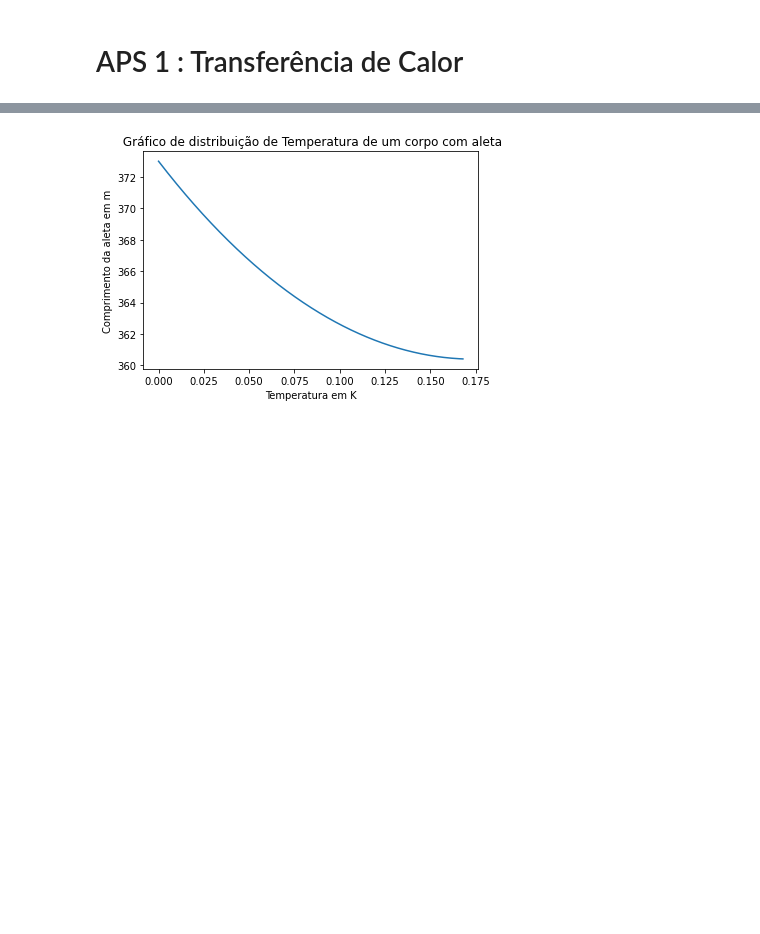
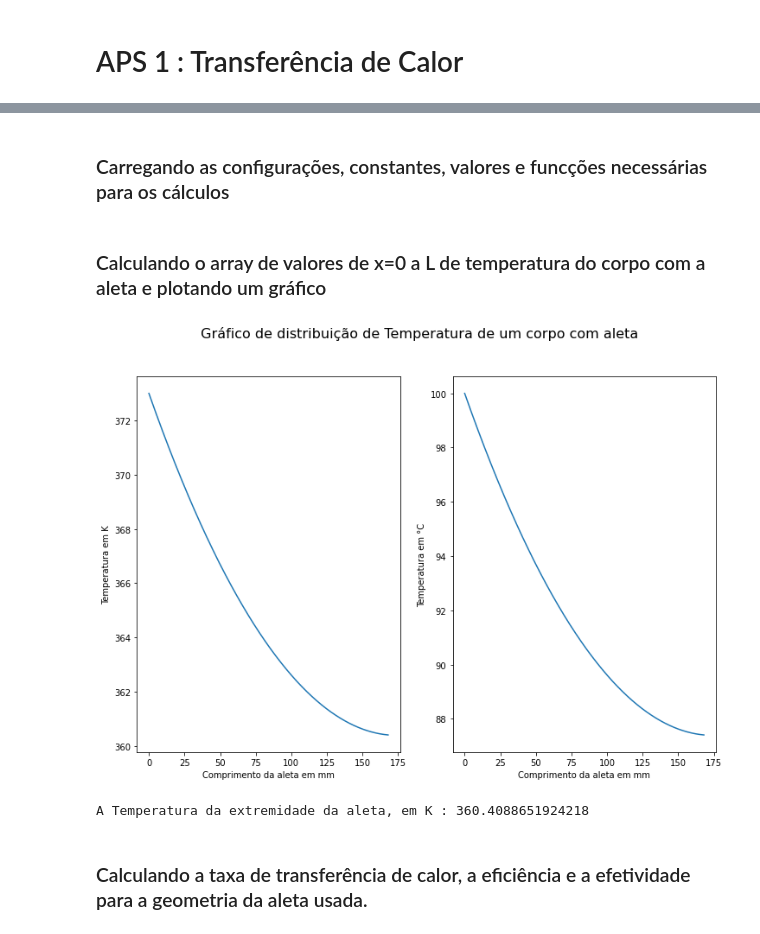
Before and after one commit to jeansilas/APS1-transcal, a Jupyter notebook: APS1.ipynb, the cells around one changed output, grey strips where cells are left out. Drawn from its saved outputs; the diff is of its cells as text; code cells hidden in the pictures; blank space fills up the shorter version.

```diff
--- a/APS1.ipynb
+++ b/APS1.ipynb
@@ -2,6 +4,8 @@
 # APS 1 : Transferência de Calor
 # %% [markdown]
 ![image.png](attachment:image.png)
+# %% [markdown]
+### Carregando as configurações, constantes, valores e funcções necessárias para os cálculos
 # %%
 # imports
 
@@ -71,20 +128,45 @@ A_tr = area_aleta(diametro_aleta)
 # k -> coeficiente de condutividade térmica [W/mk]:
 k = 154.808
+# %% [markdown]
+### Calculando o array de valores de x=0 a L de temperatura do corpo com a aleta e plotando um gráfico
 # %%
 # Calculando o array de valores de x=0 a L de temperatura do corpo com a aleta
 distribuicao_T = []
 
 # Calculando o array de valores X´s
 x_array = np.arange(0,L,1e-6)
 
 for x in x_array :
 
-    distribuicao_T.append(transf_calor_geral(h,P,A_tr,k,L,T_amb,T_b,x))
+    distribuicao_T.append(distr_calor_geral(h,P,A_tr,k,L,T_amb,T_b,x))
 
-plt.plot(x_array,distribuicao_T)
-plt.xlabel("Temperatura em K")
-plt.ylabel("Comprimento da aleta em m")
-plt.title(" Gráfico de distribuição de Temperatura de um corpo com aleta")
+
+distribuicao_T_Celsius = [convert_Kelvin_to_Celsius(temp) for temp in distribuicao_T ]
+x_array_mm = [ x*1e3 for x in x_array ]
+
+fig, (T_K, T_C) = plt.subplots(nrows=1, ncols=2, figsize=(12, 8))
+
+
+fig.suptitle(" Gráfico de distribuição de Temperatura de um corpo com aleta", fontsize=16)
+
+T_K.plot(x_array_mm,distribuicao_T)
+T_K.set_ylabel("Temperatura em K")
+T_K.set_xlabel("Comprimento da aleta em mm")
+
+
+T_C.plot(x_array_mm,distribuicao_T_Celsius)
+T_C.set_ylabel("Temperatura em °C")
+T_C.set_xlabel("Comprimento da aleta em mm")
+
 plt.show()
+
+#Temperatura na extremidade da aleta
+print("\n\n\n")
+T_L_extr = distribuicao_T[-1]
+print(f"A Temperatura da extremidade da aleta, em K : {T_L_extr} ")
+print("\n\n\n")
 # %% [output]
-[figure, old version]
+[figure, new version]
+A Temperatura da extremidade da aleta, em K : 360.4088651924218
+# %% [markdown]
+### Calculando a taxa de transferência de calor, a eficiência e a efetividade para a geometria da aleta usada.
```
Also changed, not shown: parts of 9 cells of this notebook.
